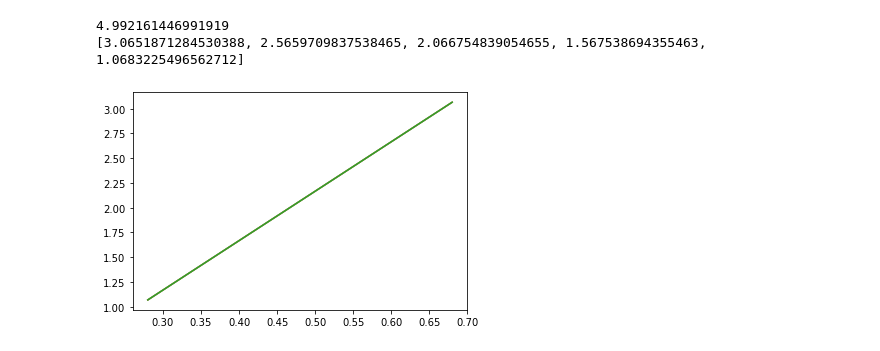
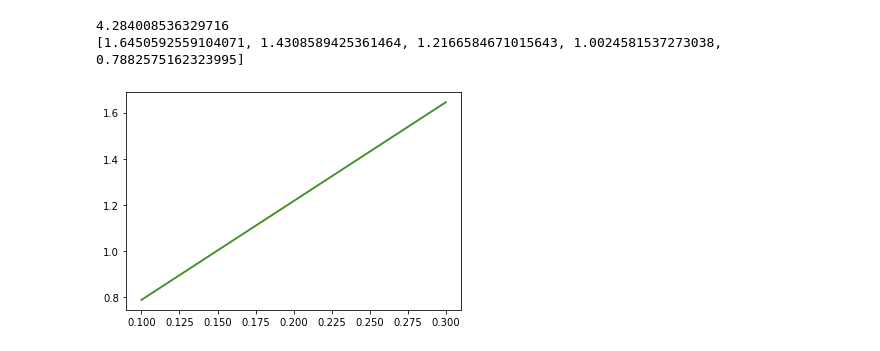
Before and after one commit to anne-mei/fydp-neofeed, a Jupyter notebook: fluid_model_validation/Fixing Model.ipynb, the cells around one changed output. Saved outputs shown, nothing was run; the diff lists cells and outputs as text; code cells hidden in the pictures.

Commit message:
Edited height calibration model

```diff
--- a/fluid_model_validation/Fixing Model.ipynb
+++ b/fluid_model_validation/Fixing Model.ipynb
@@ -12,18 +12,30 @@ from scipy import stats
 g = 9.81              # gravity (m/s^2)
 #q2 = 3.3333 * 10**-8  # flow rate going into baby(m^3/s)
 d = 0.0011    # internal tube diameter for 5 French (m)
-rho = 950           # density of milk (kg/m^3)
+rho = 1035           # density of milk (kg/m^3)
 l_total = 0.875       # total length of tube (m)
-mu = 0.0046         # viscosity of milk (Pa*s)
+mu = 0.00584     # viscosity of milk (Pa*s)
+#mu = 0.00444
 h_full = 0.084        #height of fluid in syringe (m)
+p0 = 0                # atmospheric gauge pressure
 p1 = p0 + rho*g*h_full
-p0 = 0                # atmospheric gauge pressure
 #h_diff = 0.15          #Height between top of syringe and bottom of tube -----> CHANGE
 #p2 = rho*g*h_diff # pressure in baby's stomach (Pa)
+bends = 0.00001
 
-
-def get_flowrate(hf):
-    v2 = (hf*rho*d**2)/(32*mu*l_total)
+def get_flowrate(hf,bends):
+    #v2 = (hf*rho*d**2)/(32*mu*l_total)
+    v2 = 0
+    a = bends
+    b = 64*mu*l_total/(rho*d**2)
+    c = -2*hf
+    v2_1 = (-b + (b ** 2 - 4 * a * c) ** 0.5) / (2 * a)
+    v2_2 = (-b - (b ** 2 - 4 * a * c) ** 0.5) / (2 * a)
+    if v2_2>=v2_1:
+        v2 = v2_2
+    else:
+        v2 = v2_1
+    #v2 = (hf*rho*d**2)/(32*mu*l_total)
     flow_rate = v2*math.pi*(d/2)**2
     convertion_rate = 6*10**7
     return flow_rate*convertion_rate
@@ -41,29 +53,12 @@ def plot_slope(x,y,ax):
     ax.plot(x,y)
     ax.plot(x, mymodel)
     return slope
-if __name__ == '__main__':
+
+
+#if __name__ == '__main__':
     #v2 = get_velocity_into_baby();
 
-#SOLVE FOR 5 FRENCH:
-    #print('\nSolved Heights for 5 French Tubing:')
-    #CASE 1: 1 Bend at mouth (90 degrees) (bag is empty)
-    hf1_28 = get_headloss_friction(0.28,0.15)
-    hf1_38 = get_headloss_friction(0.38,0.15)
-    hf1_48 = get_headloss_friction(0.48,0.15)
-    hf1_58 = get_headloss_friction(0.58,0.15)
-    hf1_68 = get_headloss_friction(0.68,0.15)
-    flow_rate_28 = get_flowrate(hf1_28)
-    flow_rate_38 = get_flowrate(hf1_38)
-    flow_rate_48 = get_flowrate(hf1_48)
-    flow_rate_58 = get_flowrate(hf1_58)
-    flow_rate_68 = get_flowrate(hf1_68)
-    x = [0.68, 0.58,0.48,0.38,0.28]
-    avg_flowrate = [flow_rate_68,flow_rate_58,flow_rate_48,flow_rate_38,flow_rate_28]
-    fig1, ax1 = plt.subplots(1,1)
-    ax1.plot(x,avg_flowrate)
-    regres_slope = plot_slope(x,avg_flowrate,ax1)
-    print(regres_slope)
-    print(avg_flowrate )
+
 #SOLVE FOR 6.5 FRENCH:
     # print('\nSolved Heights for 6 French Tubing:')
     # # CASE 1: 1 Bend at mouth (90 degrees) (bag is empty)
@@ -80,7 +75,26 @@ if __name__ == '__main__':
     # hf3 = get_headloss_friction(get_velocity_into_baby(d_6French), k_bend_90deg + k_bend_90deg,d_6French);
     # h_fullbag = get_height(hf3, p1_full,d_6French);
     # print('The height for a full bag of feed should be', round(h_fullbag, 4), 'm above the baby\'s stomach')
-# %% [output]
-4.992161446991919
-[3.0651871284530388, 2.5659709837538465, 2.066754839054655, 1.567538694355463, 1.0683225496562712]
-[figure, removed]
+# %%
+#Solve for 0 pressure
+hf1_10 = get_headloss_friction(0.1,0)
+hf1_15 = get_headloss_friction(0.15,0)
+hf1_20 = get_headloss_friction(0.2,0)
+hf1_25 = get_headloss_friction(0.25,0)
+hf1_30 = get_headloss_friction(0.3,0)
+flow_rate_10 = get_flowrate(hf1_10,bends)
+flow_rate_15 = get_flowrate(hf1_15,bends)
+flow_rate_20 = get_flowrate(hf1_20,bends)
+flow_rate_25 = get_flowrate(hf1_25,bends)
+flow_rate_30 = get_flowrate(hf1_30,bends)
+x = [0.30, 0.25,0.2,0.15,0.10]
+avg_flowrate = [flow_rate_30,flow_rate_25,flow_rate_20,flow_rate_15,flow_rate_10]
+fig1, ax1 = plt.subplots(1,1)
+ax1.plot(x,avg_flowrate)
+regres_slope = plot_slope(x,avg_flowrate,ax1)
+print(regres_slope)
+print(avg_flowrate )
+# %% [output]
+4.284008536329716
+[1.6450592559104071, 1.4308589425361464, 1.2166584671015643, 1.0024581537273038, 0.7882575162323995]
+[figure, added]
```
Also changed, not shown: parts of 3 cells of this notebook, 39 other files.
